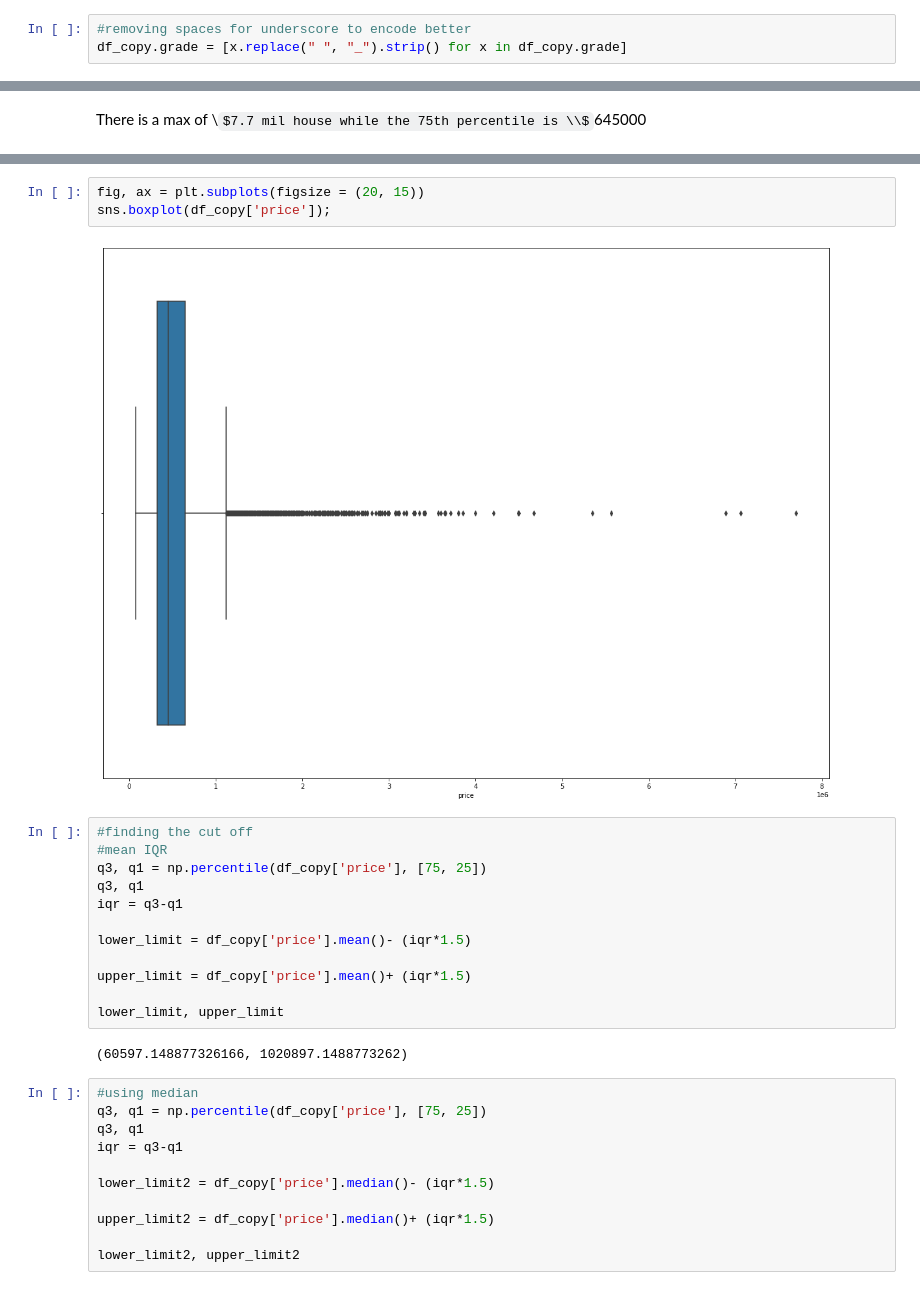
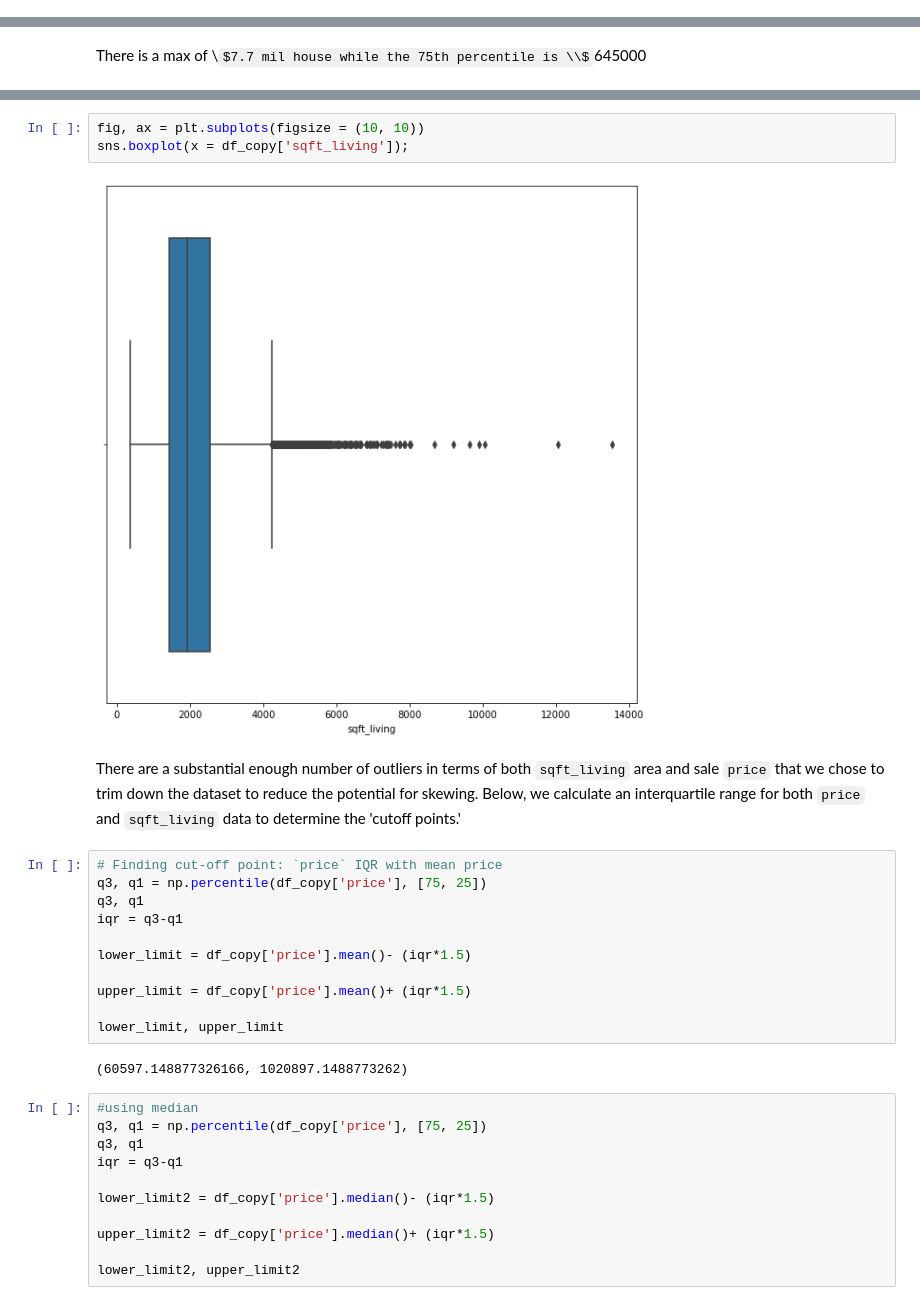
Before and after one commit to xiaohua-su/King_County_Real_Estate_Analysis, a Jupyter notebook: King_County_Real_Estate_Analysis.ipynb, the cells around one changed output, grey strips where cells are left out. Cells and saved outputs as stored; diff of their text form; some formulas as TeX source.

```diff
--- a/King_County_Real_Estate_Analysis.ipynb
+++ b/King_County_Real_Estate_Analysis.ipynb
@@ -271,9 +271,6 @@ dtypes: datetime64[ns](1), float64(6), int64(8), object(5)
 memory usage: 3.4+ MB
 # %% [markdown]
 We've got some nulls in the `view` column, but the number of null values *vis-à-vis*  the number of total rows in the dataframe is such that we can safely drop those nulls without worrying about our conclusions being affected.
-# %%
-#removing spaces for underscore to encode better
-df_copy.grade = [x.replace(" ", "_").strip() for x in df_copy.grade]
 # %%
 # Dropping nulls from column `view`
 df_copy = df_copy.dropna(subset = ['view'])
@@ -347,11 +342,12 @@ We have enough outliers in our dataset that it needs to be clean as they can ske
 # %%
-fig, ax = plt.subplots(figsize = (20, 15))
-sns.boxplot(df_copy['price']);
+fig, ax = plt.subplots(figsize = (10, 10))
+sns.boxplot(x = df_copy['sqft_living']);
 # %% [output]
-[figure, old version]
+[figure, new version]
+# %% [markdown]
+There are a substantial enough number of outliers in terms of both `sqft_living` area and sale `price` that we chose to trim down the dataset to reduce the potential for skewing. Below, we calculate an interquartile range for both `price` and `sqft_living` data to determine the 'cutoff points.'
 # %%
-#finding the cut off
-#mean IQR
+# Finding cut-off point: `price` IQR with mean price
 q3, q1 = np.percentile(df_copy['price'], [75, 25])
 q3, q1
 iqr = q3-q1
```
Also changed, not shown: parts of 21 cells of this notebook.
